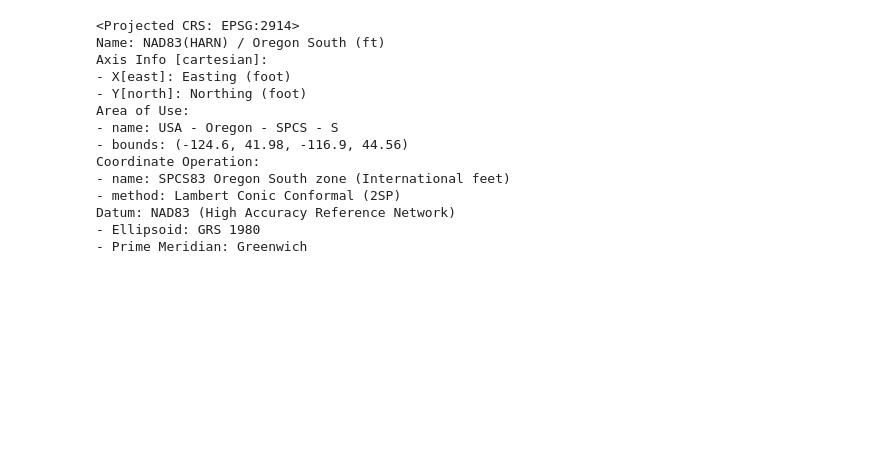
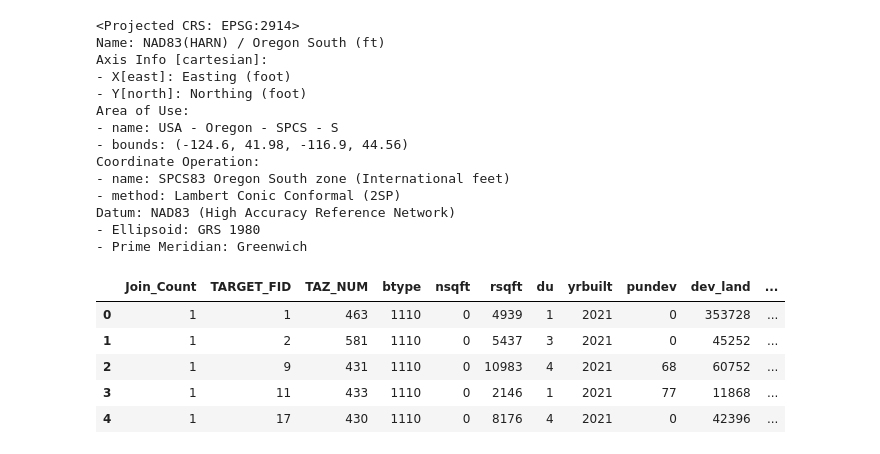
Before and after one commit to dongmeic/ModelsStoryMap, a Jupyter notebook: data/new_developments_TAZ.ipynb, the cells around one changed output. Drawn from its saved outputs; the diff is of its cells as text; code cells hidden in the pictures; blank space fills up the shorter version.

```diff
--- a/data/new_developments_TAZ.ipynb
+++ b/data/new_developments_TAZ.ipynb
@@ -105,4 +125,13 @@ MPObd = gpd.read_file("V:/Data/Transportation/MPO_Bound.shp")
 from mpl_toolkits.axes_grid1 import make_axes_locatable
 # %%
 outpath = r'T:\Models\StoryMap\UrbanSim'
+# %%
+newDevTaz.head()
+# %% [output]
+|  | Join_Count | TARGET_FID | TAZ_NUM | btype | nsqft | rsqft | du | yrbuilt | pundev | dev_land | ... |
+| 0 | 1 | 1 | 463 | 1110 | 0 | 4939 | 1 | 2021 | 0 | 353728 | ... |
+| 1 | 1 | 2 | 581 | 1110 | 0 | 5437 | 3 | 2021 | 0 | 45252 | ... |
+| 2 | 1 | 9 | 431 | 1110 | 0 | 10983 | 4 | 2021 | 68 | 60752 | ... |
+| 3 | 1 | 11 | 433 | 1110 | 0 | 2146 | 1 | 2021 | 77 | 11868 | ... |
+| 4 | 1 | 17 | 430 | 1110 | 0 | 8176 | 4 | 2021 | 0 | 42396 | ... |
 # %%
```
Also changed, not shown: parts of 5 cells of this notebook.
